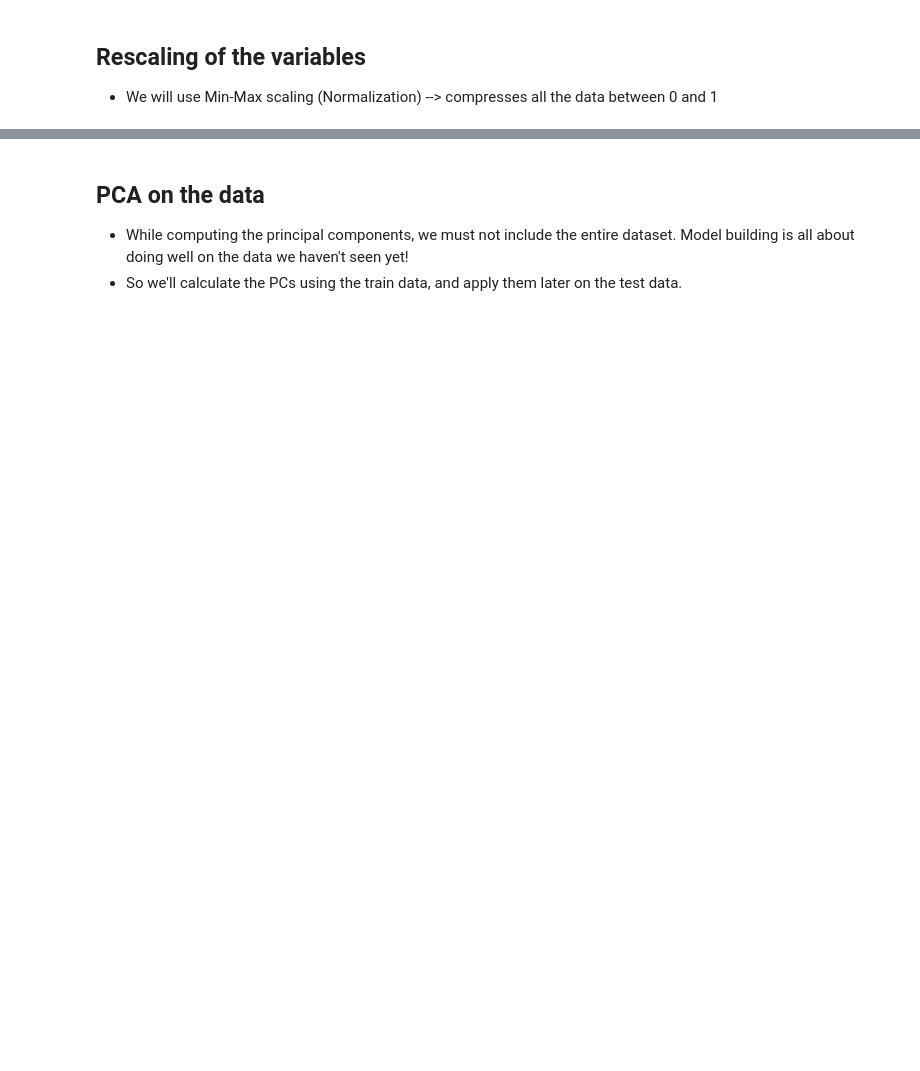
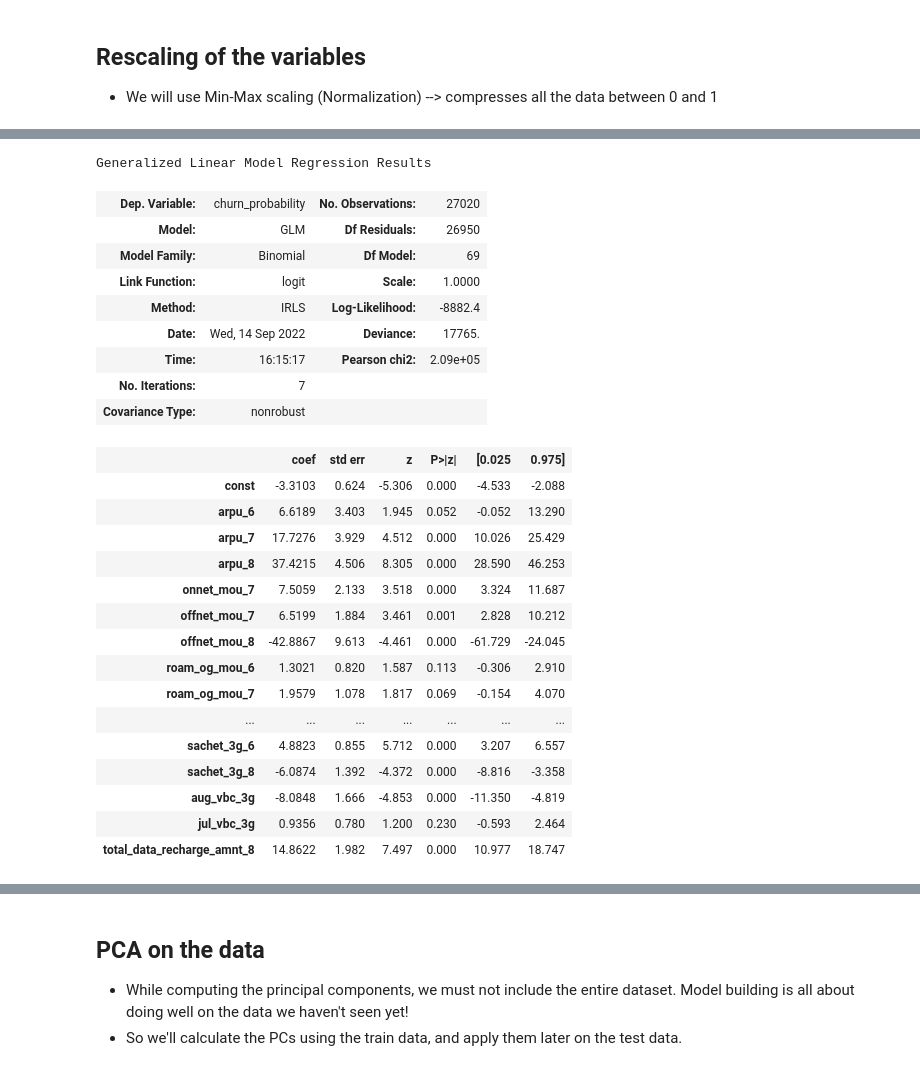
Before and after one commit to kc11381/case_study_telecom_churn_pca_ensemble_models, a Jupyter notebook: telecom_churn_pca_ensemble_models.ipynb, the cells around one changed output, grey strips where cells are left out. Cells and saved outputs as stored; diff of their text form; code cells hidden in the pictures; blank space fills up the shorter version.

```diff
--- a/telecom_churn_pca_ensemble_models.ipynb
+++ b/telecom_churn_pca_ensemble_models.ipynb
@@ -414,0 +493,6 @@ rfe = rfe.fit(X_train, y_train)
+# %%
+logreg = LogisticRegression()
+# %%
+# Running rfe with 70 variables as output
+rfe = RFE(logreg, n_features_to_select=70)
+rfe = rfe.fit(X_resampled, y_resampled)
@@ -414,0 +557,34 @@ rfe = rfe.fit(X_train, y_train)
+# %%
+col = X_resampled.columns[rfe.support_]
+# %%
+X_resampled_sm = sm.add_constant(X_resampled[col])
+logm2 = sm.GLM(y_resampled, X_resampled_sm, family=sm.families.Binomial())
+res = logm2.fit()
+res.summary()
+# %% [output]
+Generalized Linear Model Regression Results
+| Dep. Variable: | churn_probability | No. Observations: | 27020 |
+| Model: | GLM | Df Residuals: | 26950 |
+| Model Family: | Binomial | Df Model: | 69 |
+| Link Function: | logit | Scale: | 1.0000 |
+| Method: | IRLS | Log-Likelihood: | -8882.4 |
+| Date: | Wed, 14 Sep 2022 | Deviance: | 17765. |
+| Time: | 16:15:17 | Pearson chi2: | 2.09e+05 |
+| No. Iterations: | 7 |  |  |
+| Covariance Type: | nonrobust |  |  |
+|  | coef | std err | z | P>|z| | [0.025 | 0.975] |
+| const | -3.3103 | 0.624 | -5.306 | 0.000 | -4.533 | -2.088 |
+| arpu_6 | 6.6189 | 3.403 | 1.945 | 0.052 | -0.052 | 13.290 |
+| arpu_7 | 17.7276 | 3.929 | 4.512 | 0.000 | 10.026 | 25.429 |
+| arpu_8 | 37.4215 | 4.506 | 8.305 | 0.000 | 28.590 | 46.253 |
+| onnet_mou_7 | 7.5059 | 2.133 | 3.518 | 0.000 | 3.324 | 11.687 |
+| offnet_mou_7 | 6.5199 | 1.884 | 3.461 | 0.001 | 2.828 | 10.212 |
+| offnet_mou_8 | -42.8867 | 9.613 | -4.461 | 0.000 | -61.729 | -24.045 |
+| roam_og_mou_6 | 1.3021 | 0.820 | 1.587 | 0.113 | -0.306 | 2.910 |
+| roam_og_mou_7 | 1.9579 | 1.078 | 1.817 | 0.069 | -0.154 | 4.070 |
+| ... | ... | ... | ... | ... | ... | ... |
+| sachet_3g_6 | 4.8823 | 0.855 | 5.712 | 0.000 | 3.207 | 6.557 |
+| sachet_3g_8 | -6.0874 | 1.392 | -4.372 | 0.000 | -8.816 | -3.358 |
+| aug_vbc_3g | -8.0848 | 1.666 | -4.853 | 0.000 | -11.350 | -4.819 |
+| jul_vbc_3g | 0.9356 | 0.780 | 1.200 | 0.230 | -0.593 | 2.464 |
+| total_data_recharge_amnt_8 | 14.8622 | 1.982 | 7.497 | 0.000 | 10.977 | 18.747 |
```
Also changed, not shown: parts of 40 cells of this notebook.
